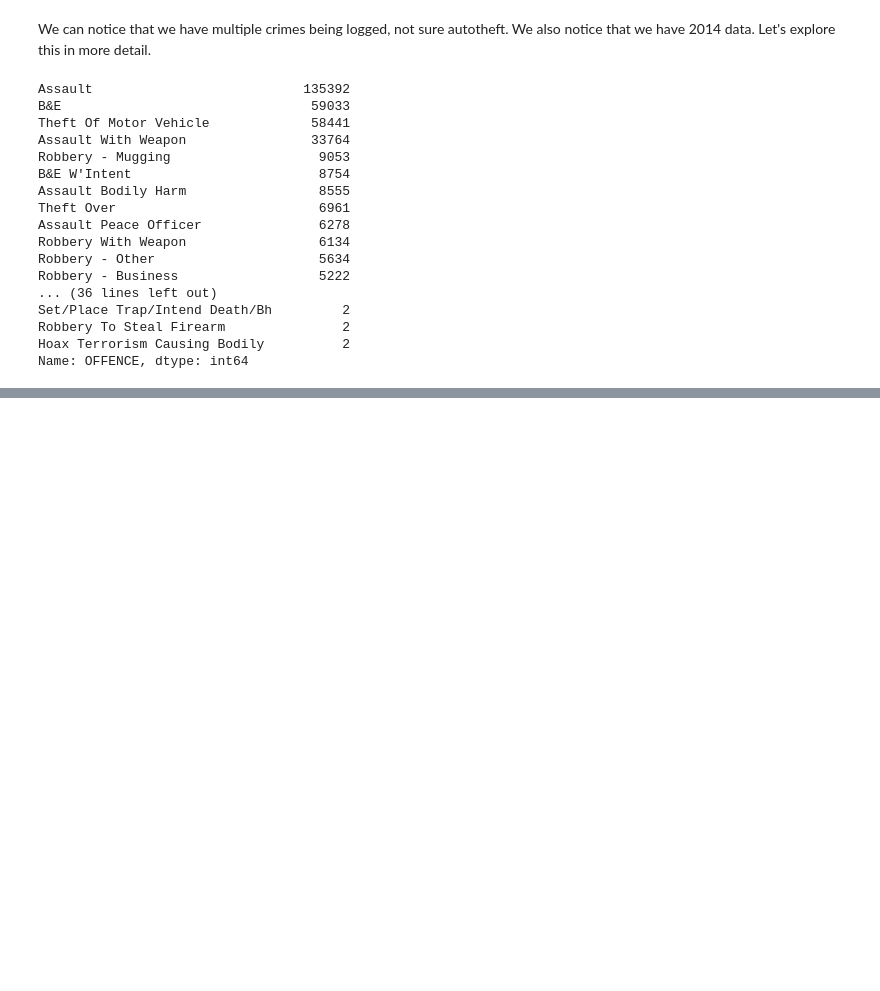
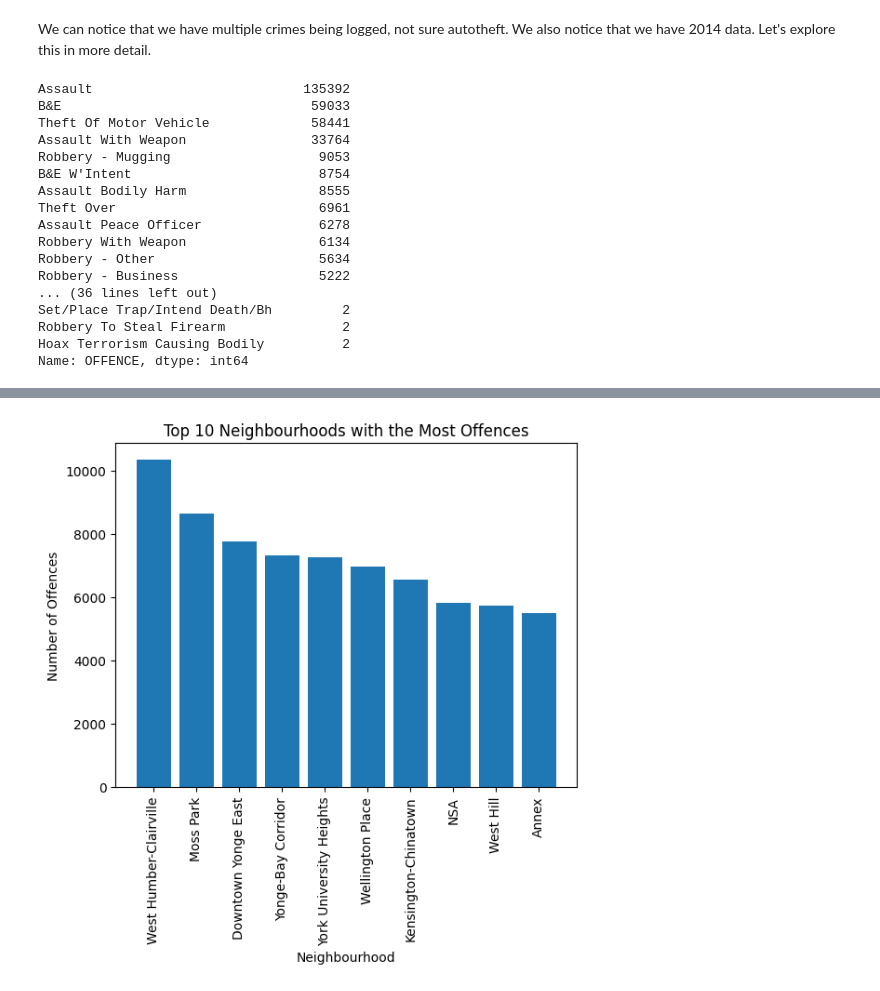
Before and after one commit to DavidToca/ML-Toronto-AutoTheft, a Jupyter notebook: ML_AutoTheft_Toronto.ipynb, the cells around one changed output, grey strips where cells are left out. Cells and saved outputs as stored; diff of their text form; code cells hidden in the pictures; blank space fills up the shorter version.

```diff
--- a/ML_AutoTheft_Toronto.ipynb
+++ b/ML_AutoTheft_Toronto.ipynb
@@ -143,0 +192,6 @@ After some digging, this is what I found:
+# %%
+import matplotlib.pyplot as plt
+
+# Group the data by OCC_YEAR and count the occurrences
+offence_counts_per_neig = df['NEIGHBOURHOOD_158'].value_counts()
+display(offence_counts_per_neig)
@@ -143,0 +211,15 @@ After some digging, this is what I found:
+# %%
+# prompt: ranking of top 10 offence_counts_per_neig
+
+# Get the top 10 neighbourhoods with the most offences
+top_10_neighbourhoods = offence_counts_per_neig.head(10)
+
+# Create a bar chart
+plt.bar(top_10_neighbourhoods.index, top_10_neighbourhoods)
+plt.xticks(rotation=90)
+plt.title('Top 10 Neighbourhoods with the Most Offences')
+plt.xlabel('Neighbourhood')
+plt.ylabel('Number of Offences')
+plt.show()
+# %% [output]
+[figure, added]
```
Also changed, not shown: parts of 15 cells of this notebook.
